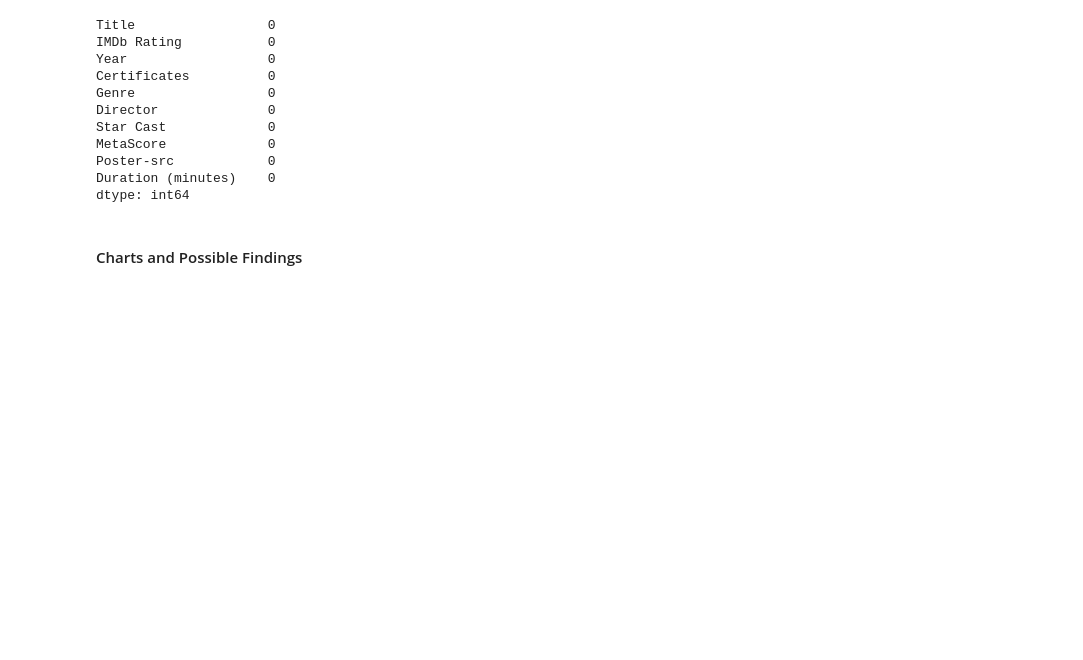
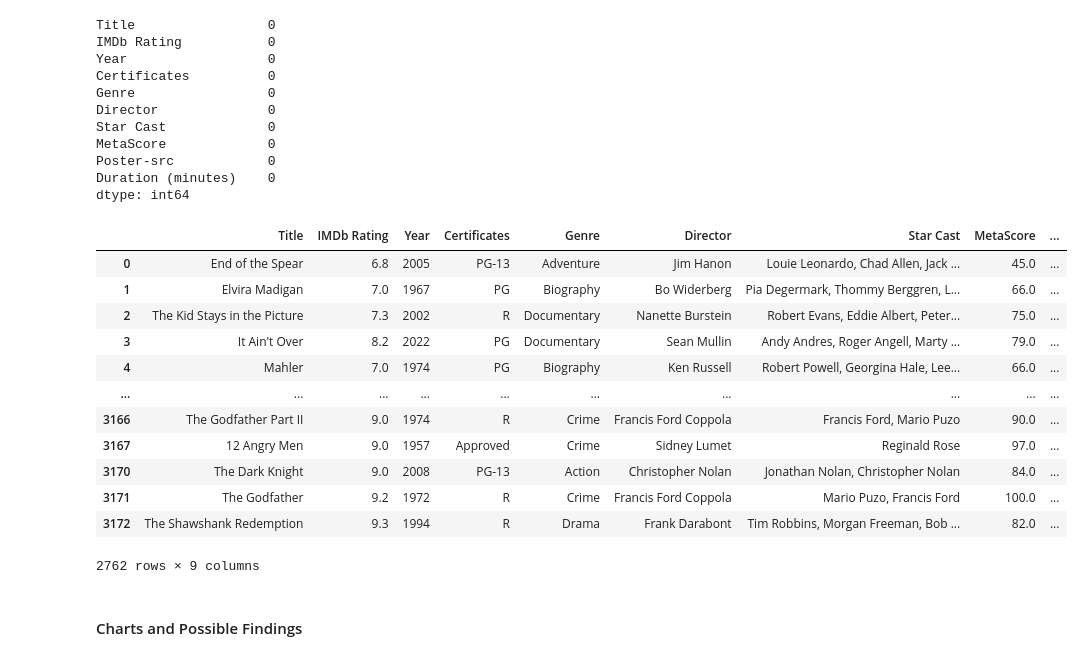
Before and after one commit to wayneflossien/102-final-project, a Jupyter notebook: 102-final_project.ipynb, the cells around one changed output. Drawn from its saved outputs; the diff is of its cells as text; code cells hidden in the pictures; blank space fills up the shorter version.

```diff
--- a/102-final_project.ipynb
+++ b/102-final_project.ipynb
@@ -121,6 +124,23 @@ dtype: int64
 # %%
 # Drop Poster-src as it won't be used
 df2 = df2.drop('Poster-src', axis=1)
+# %%
+df2['Star Cast'] = df2['Star Cast'].apply(lambda x: ', '.join(re.findall(r'[A-Z][a-z]* [A-Z][a-z]+', x)))
+df2
+# %% [output]
+|  | Title | IMDb Rating | Year | Certificates | Genre | Director | Star Cast | MetaScore | ... |
+| 0 | End of the Spear | 6.8 | 2005 | PG-13 | Adventure | Jim Hanon | Louie Leonardo, Chad Allen, Jack ... | 45.0 | ... |
+| 1 | Elvira Madigan | 7.0 | 1967 | PG | Biography | Bo Widerberg | Pia Degermark, Thommy Berggren, L... | 66.0 | ... |
+| 2 | The Kid Stays in the Picture | 7.3 | 2002 | R | Documentary | Nanette Burstein | Robert Evans, Eddie Albert, Peter... | 75.0 | ... |
+| 3 | It Ain't Over | 8.2 | 2022 | PG | Documentary | Sean Mullin | Andy Andres, Roger Angell, Marty ... | 79.0 | ... |
+| 4 | Mahler | 7.0 | 1974 | PG | Biography | Ken Russell | Robert Powell, Georgina Hale, Lee... | 66.0 | ... |
+| ... | ... | ... | ... | ... | ... | ... | ... | ... | ... |
+| 3166 | The Godfather Part II | 9.0 | 1974 | R | Crime | Francis Ford Coppola | Francis Ford, Mario Puzo | 90.0 | ... |
+| 3167 | 12 Angry Men | 9.0 | 1957 | Approved | Crime | Sidney Lumet | Reginald Rose | 97.0 | ... |
+| 3170 | The Dark Knight | 9.0 | 2008 | PG-13 | Action | Christopher Nolan | Jonathan Nolan, Christopher Nolan | 84.0 | ... |
+| 3171 | The Godfather | 9.2 | 1972 | R | Crime | Francis Ford Coppola | Mario Puzo, Francis Ford | 100.0 | ... |
+| 3172 | The Shawshank Redemption | 9.3 | 1994 | R | Drama | Frank Darabont | Tim Robbins, Morgan Freeman, Bob ... | 82.0 | ... |
+2762 rows × 9 columns
 # %% [markdown]
 #### Charts and Possible Findings
 # %%
```
Also changed, not shown: parts of 14 cells of this notebook.
